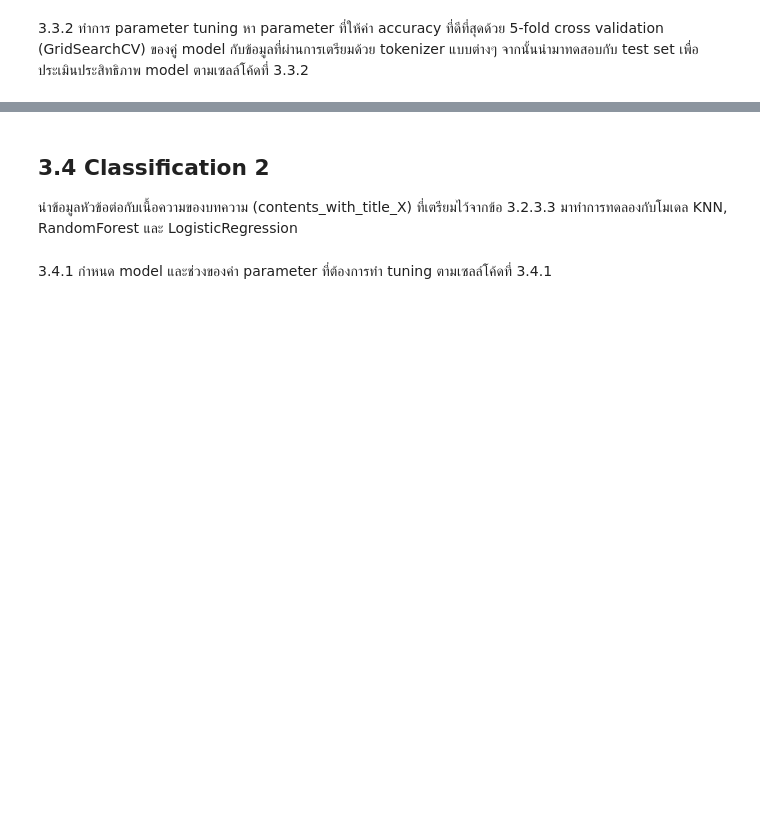
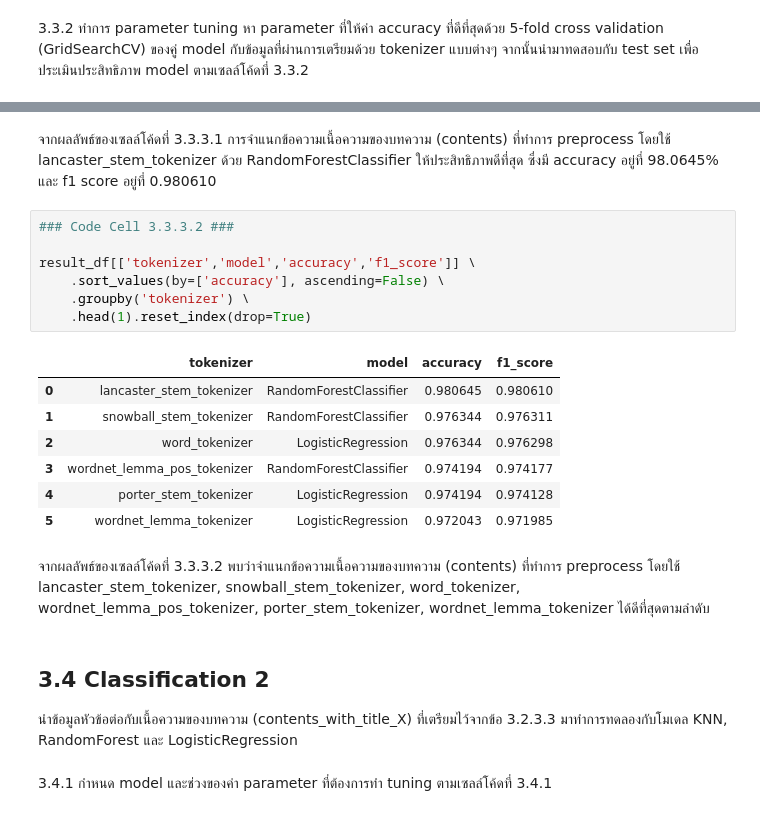
Before and after one commit to tjthanapat/ds4biz-assignment-2, a Jupyter notebook: Task 1 - News Classification/task1.ipynb, the cells around one changed output, grey strips where cells are left out. Saved outputs shown, nothing was run; the diff lists cells and outputs as text; blank space fills up the shorter version.

```diff
--- a/Task 1 - News Classification/task1.ipynb
+++ b/Task 1 - News Classification/task1.ipynb
@@ -1116,3 +1067,22 @@ result_df
+# %% [markdown]
+จากผลลัพธ์ของเซลล์โค้ดที่ 3.3.3.1 การจำแนกข้อความเนื้อความของบทความ (contents) ที่ทำการ preprocess โดยใช้ lancaster_stem_tokenizer ด้วย RandomForestClassifier ให้ประสิทธิภาพดีที่สุด ซึ่งมี accuracy อยู่ที่ 98.0645% และ f1 score อยู่ที่ 0.980610
+# %%
+### Code Cell 3.3.3.2 ###
+
+result_df[['tokenizer','model','accuracy','f1_score']] \
+    .sort_values(by=['accuracy'], ascending=False) \
+    .groupby('tokenizer') \
+    .head(1).reset_index(drop=True)
+# %% [output]
+|  | tokenizer | model | accuracy | f1_score |
+| 0 | lancaster_stem_tokenizer | RandomForestClassifier | 0.980645 | 0.980610 |
+| 1 | snowball_stem_tokenizer | RandomForestClassifier | 0.976344 | 0.976311 |
+| 2 | word_tokenizer | LogisticRegression | 0.976344 | 0.976298 |
+| 3 | wordnet_lemma_pos_tokenizer | RandomForestClassifier | 0.974194 | 0.974177 |
+| 4 | porter_stem_tokenizer | LogisticRegression | 0.974194 | 0.974128 |
+| 5 | wordnet_lemma_tokenizer | LogisticRegression | 0.972043 | 0.971985 |
+# %% [markdown]
+จากผลลัพธ์ของเซลล์โค้ดที่ 3.3.3.2 พบว่าจำแนกข้อความเนื้อความของบทความ (contents) ที่ทำการ preprocess โดยใช้ lancaster_stem_tokenizer, snowball_stem_tokenizer, word_tokenizer, wordnet_lemma_pos_tokenizer, porter_stem_tokenizer, wordnet_lemma_tokenizer ได้ดีที่สุดตามลำดับ
 # %% [markdown]
 ## 3.4 Classification 2
 
```
Also changed, not shown: parts of 18 cells of this notebook, 1 other file.
